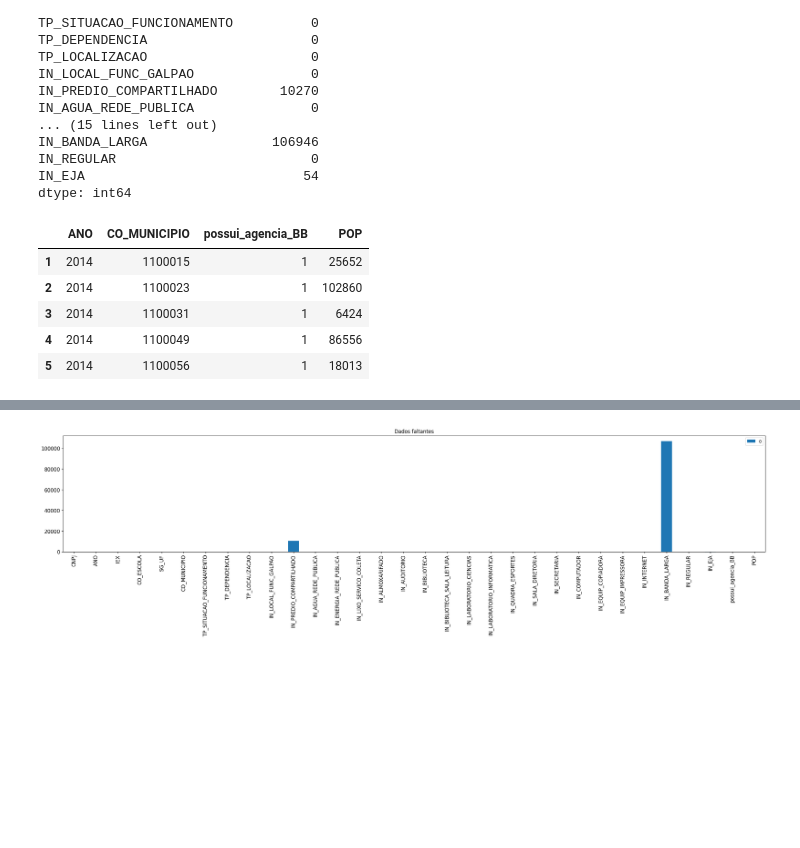
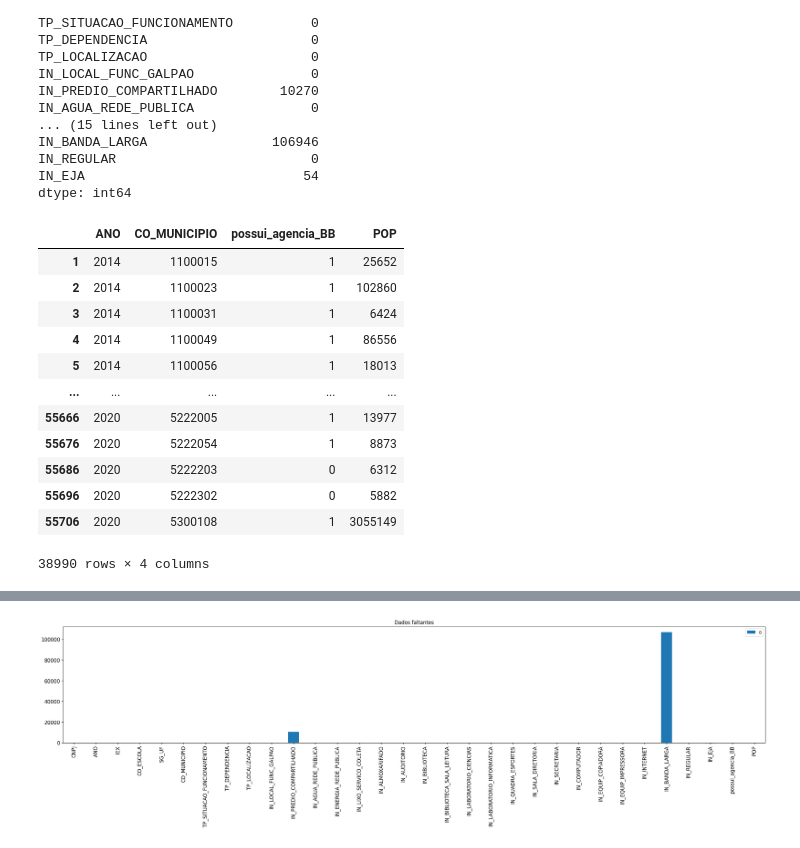
Before and after one commit to Fernandateireis/pol_edu, a Jupyter notebook: notebooks/pre-processing-merge.ipynb, the cells around one changed output, grey strips where cells are left out. Drawn from its saved outputs; the diff is of its cells as text; code cells hidden in the pictures; blank space fills up the shorter version.

```diff
--- a/notebooks/pre-processing-merge.ipynb
+++ b/notebooks/pre-processing-merge.ipynb
@@ -206,15 +230,22 @@ dtype: int64
 # %%
 banco = pd.read_csv('/home/freitas/Downloads/internet2/data/ag_demo_2014_2020.csv',sep=';',encoding='latin1')
 banco.rename(columns={'ano':'ANO','CodMun':"CO_MUNICIPIO","POP.EST":"POP"},inplace=True)
 banco = banco[['ANO','CO_MUNICIPIO','possui_agencia_BB','POP']]
-banco.head()
+banco
 # %% [output]
 |  | ANO | CO_MUNICIPIO | possui_agencia_BB | POP |
 | 1 | 2014 | 1100015 | 1 | 25652 |
 | 2 | 2014 | 1100023 | 1 | 102860 |
 | 3 | 2014 | 1100031 | 1 | 6424 |
 | 4 | 2014 | 1100049 | 1 | 86556 |
 | 5 | 2014 | 1100056 | 1 | 18013 |
+| ... | ... | ... | ... | ... |
+| 55666 | 2020 | 5222005 | 1 | 13977 |
+| 55676 | 2020 | 5222054 | 1 | 8873 |
+| 55686 | 2020 | 5222203 | 0 | 6312 |
+| 55696 | 2020 | 5222302 | 0 | 5882 |
+| 55706 | 2020 | 5300108 | 1 | 3055149 |
+38990 rows × 4 columns
 # %%
 merge_iex_censo_banco = pd.merge(merge_iex_censo, banco, on = ['ANO','CO_MUNICIPIO'], how='left')
 print(merge_iex_censo_banco.shape)
```
Also changed, not shown: parts of 13 cells of this notebook.
